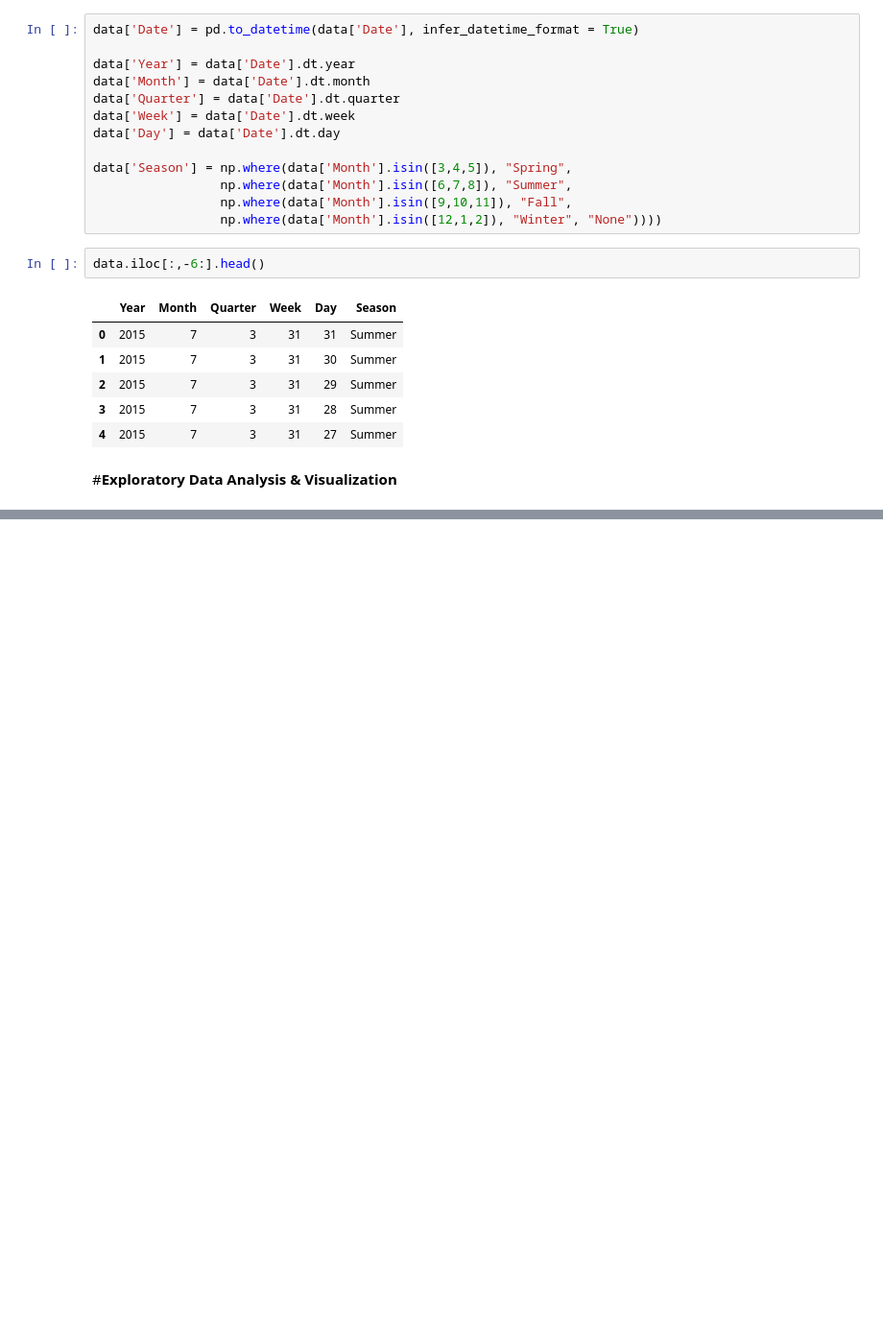
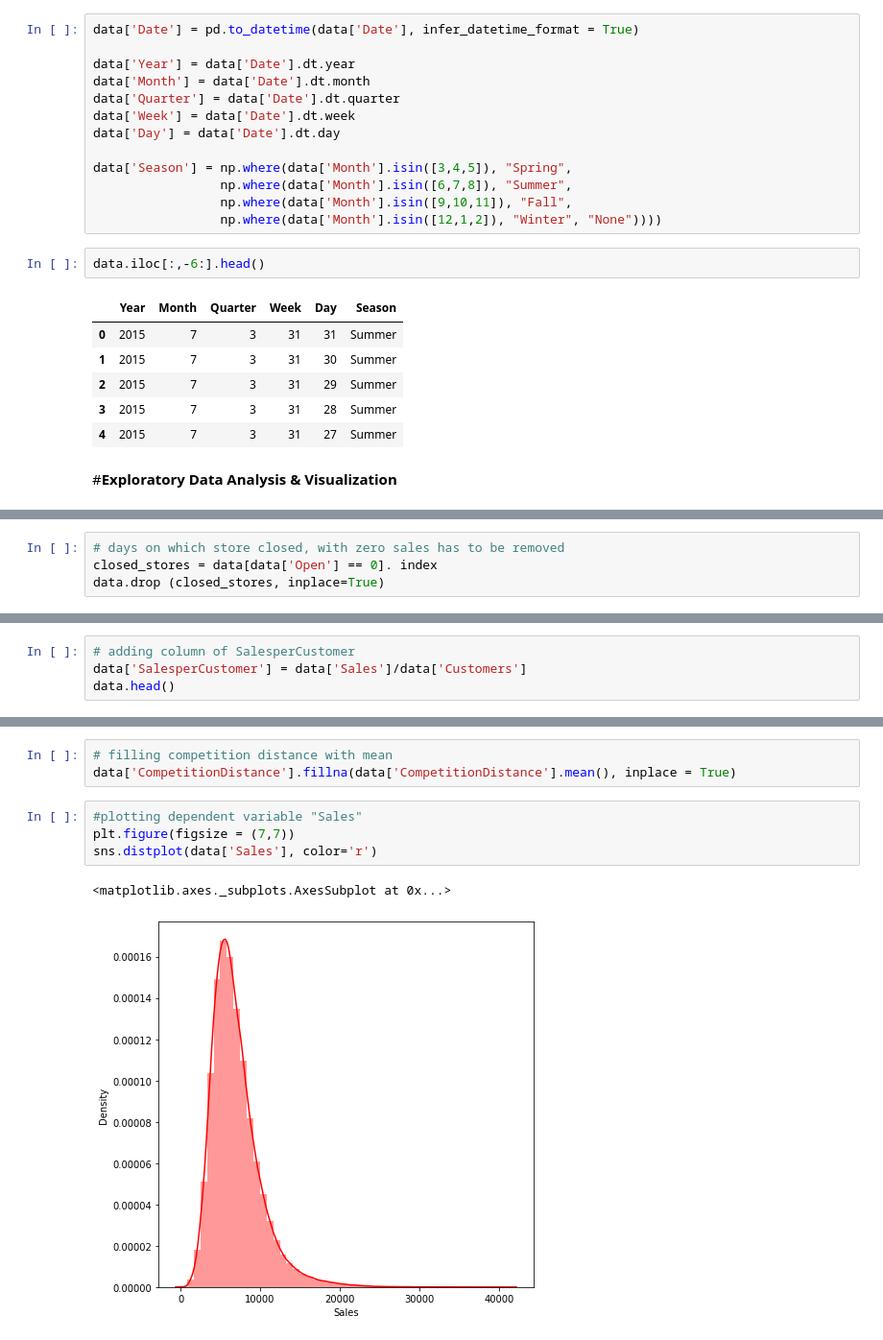
Before and after one commit to Team-AlmaBetter/Retail-Sales-Prediction, a Jupyter notebook: Rossmann_Sales_Prediction_Capstone_Project.ipynb, the cells around one changed output, grey strips where cells are left out. Shown at 96% size. Cells and saved outputs as stored; diff of their text form; blank space fills up the shorter version.

```diff
--- a/Rossmann_Sales_Prediction_Capstone_Project.ipynb
+++ b/Rossmann_Sales_Prediction_Capstone_Project.ipynb
@@ -161,0 +219,4 @@ data.iloc[:,-6:].head()
+# %%
+# days on which store closed, with zero sales has to be removed
+closed_stores = data[data['Open'] == 0]. index
+data.drop (closed_stores, inplace=True)
@@ -161,0 +244,4 @@ data.iloc[:,-6:].head()
+# %%
+# adding column of SalesperCustomer
+data['SalesperCustomer'] = data['Sales']/data['Customers']
+data.head()
@@ -161,0 +255,10 @@ data.iloc[:,-6:].head()
+# %%
+# filling competition distance with mean
+data['CompetitionDistance'].fillna(data['CompetitionDistance'].mean(), inplace = True)
+# %%
+#plotting dependent variable "Sales"
+plt.figure(figsize = (7,7))
+sns.distplot(data['Sales'], color='r')
+# %% [output]
+<matplotlib.axes._subplots.AxesSubplot at 0x...>
+[figure, added]
```
Also changed, not shown: parts of 12 cells of this notebook.
